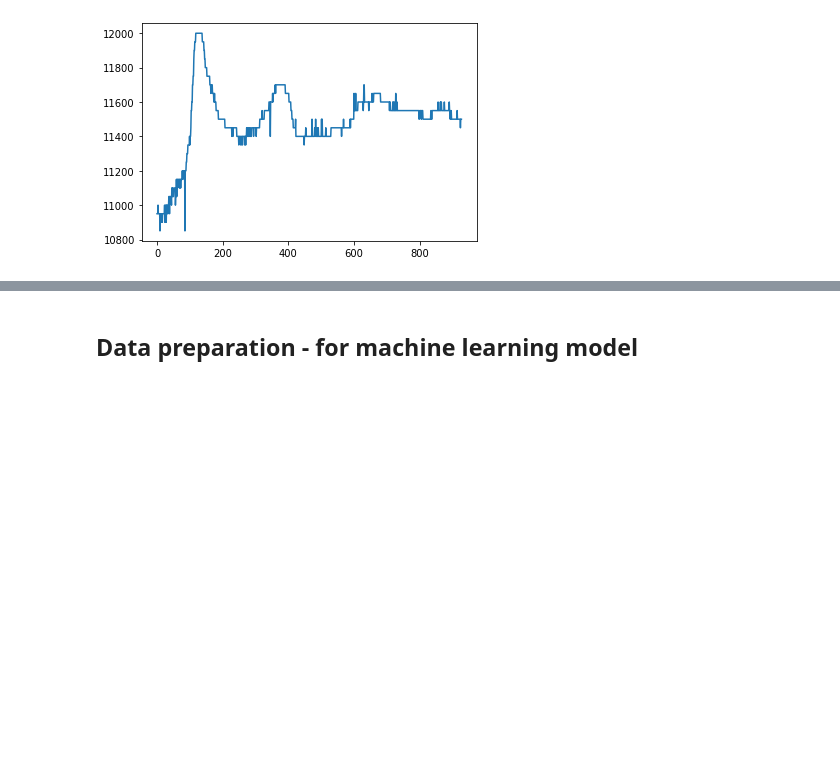
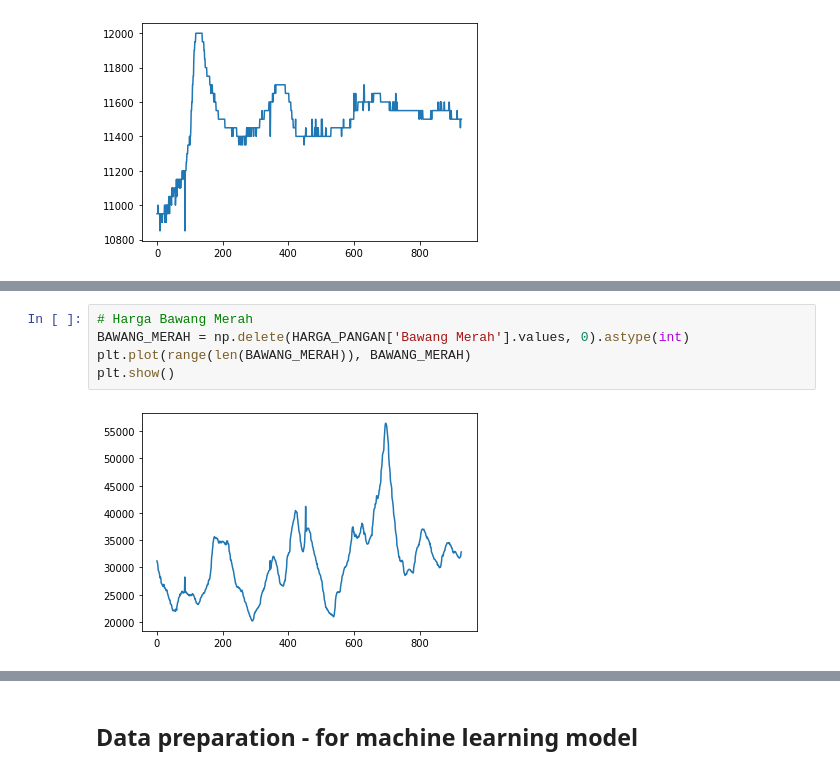
Before and after one commit to dewirizki/bangkit2021_machinelearning, a Jupyter notebook: price-recommender-dev.ipynb, the cells around one changed output, grey strips where cells are left out. Drawn from its saved outputs; the diff is of its cells as text; blank space fills up the shorter version.

```diff
--- a/price-recommender-dev.ipynb
+++ b/price-recommender-dev.ipynb
@@ -66,0 +79,7 @@ plt.show()
+# %%
+# Harga Bawang Merah
+BAWANG_MERAH = np.delete(HARGA_PANGAN['Bawang Merah'].values, 0).astype(int)
+plt.plot(range(len(BAWANG_MERAH)), BAWANG_MERAH)
+plt.show()
+# %% [output]
+[figure, added]
```
Also changed, not shown: parts of 19 cells of this notebook, 17 other files.
